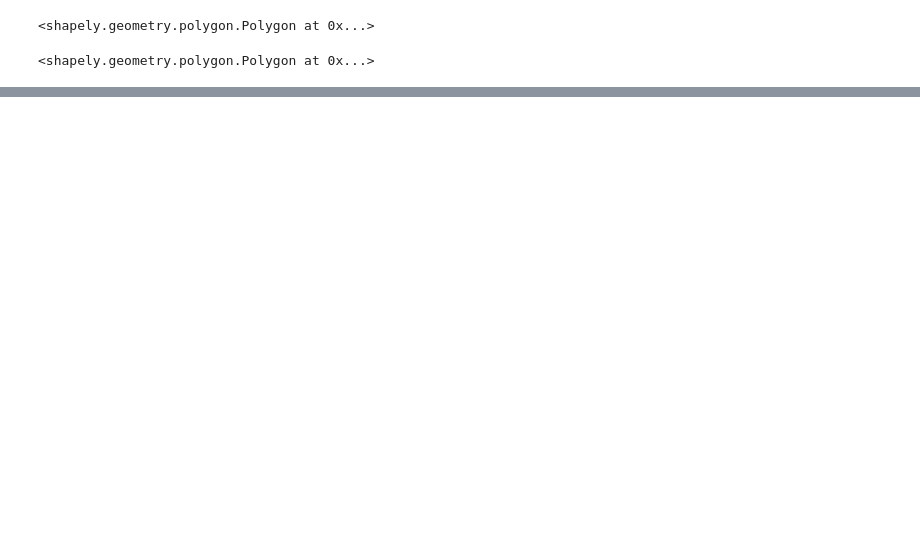
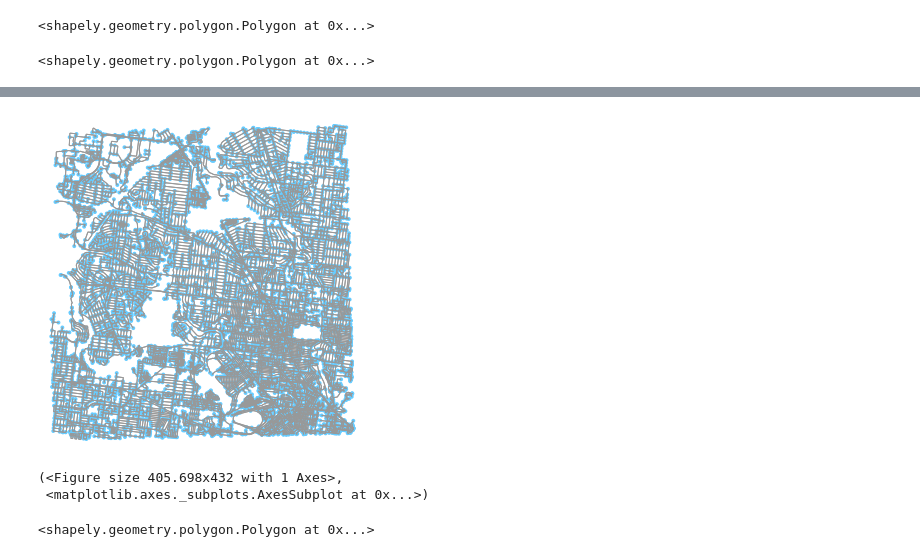
Before and after one commit to william3031/osmnx_test, a Jupyter notebook: test_polygons.ipynb, the cells around one changed output, grey strips where cells are left out. Saved outputs shown, nothing was run; the diff lists cells and outputs as text; code cells hidden in the pictures; blank space fills up the shorter version.

```diff
--- a/test_polygons.ipynb
+++ b/test_polygons.ipynb
@@ -238,0 +168,9 @@ AttributeError: 'NoneType' object has no attribute 'CreateLayer'
+# %%
+# the area - Moonee Valley
+mv = ox.graph_from_bbox(-37.705, -37.796, 144.949, 144.84, network_type='walk')
+mv_projected = ox.project_graph(mv)
+ox.plot_graph(mv_projected)
+# %% [output]
+[figure, added]
+(<Figure size 405.698x432 with 1 Axes>,
+ <matplotlib.axes._subplots.AxesSubplot at 0x...>)
@@ -238,0 +197,4 @@ AttributeError: 'NoneType' object has no attribute 'CreateLayer'
+# %%
+test[0][0]
+# %% [output]
+<shapely.geometry.polygon.Polygon at 0x...>
```
Also changed, not shown: parts of 33 cells of this notebook, 9 other files.
